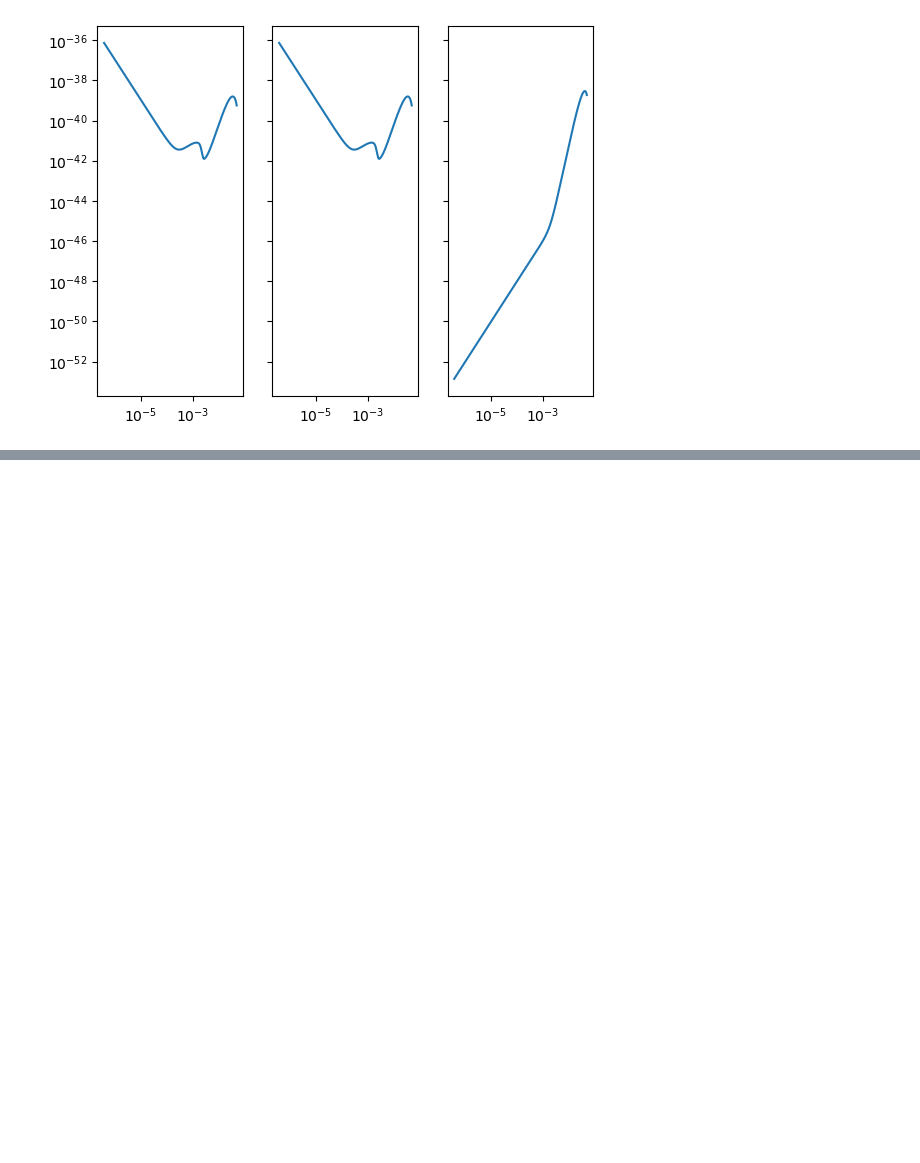
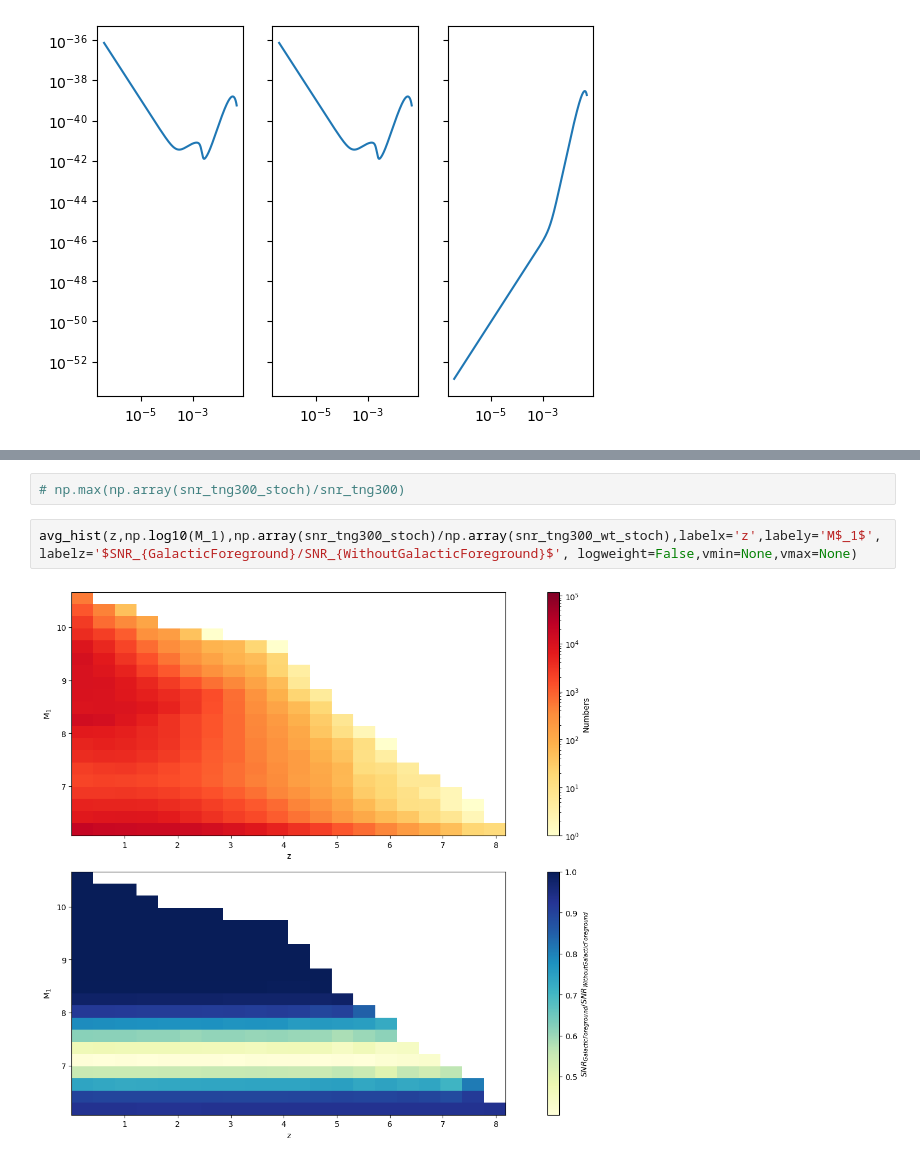
Before and after one commit to Thirtha17/SMBH-Merger-SNR-calculation-with-LISA, a Jupyter notebook: SMBH Merger Analysis for Cosmological Simulations TNG-300.ipynb, the cells around one changed output, grey strips where cells are left out. Drawn from its saved outputs; the diff is of its cells as text; blank space fills up the shorter version.

```diff
--- a/SMBH Merger Analysis for Cosmological Simulations TNG-300.ipynb
+++ b/SMBH Merger Analysis for Cosmological Simulations TNG-300.ipynb
@@ -831,0 +890,6 @@ testM2=pop_1['m2']
+# %%
+# np.max(np.array(snr_tng300_stoch)/snr_tng300)
+# %%
+avg_hist(z,np.log10(M_1),np.array(snr_tng300_stoch)/np.array(snr_tng300_wt_stoch),labelx='z',labely='M$_1$',labelz='$SNR_{GalacticForeground}/SNR_{WithoutGalacticForeground}$', logweight=False,vmin=None,vmax=None)
+# %% [output]
+[figure, added]
```
Also changed, not shown: parts of 51 cells of this notebook, 6 other files.
